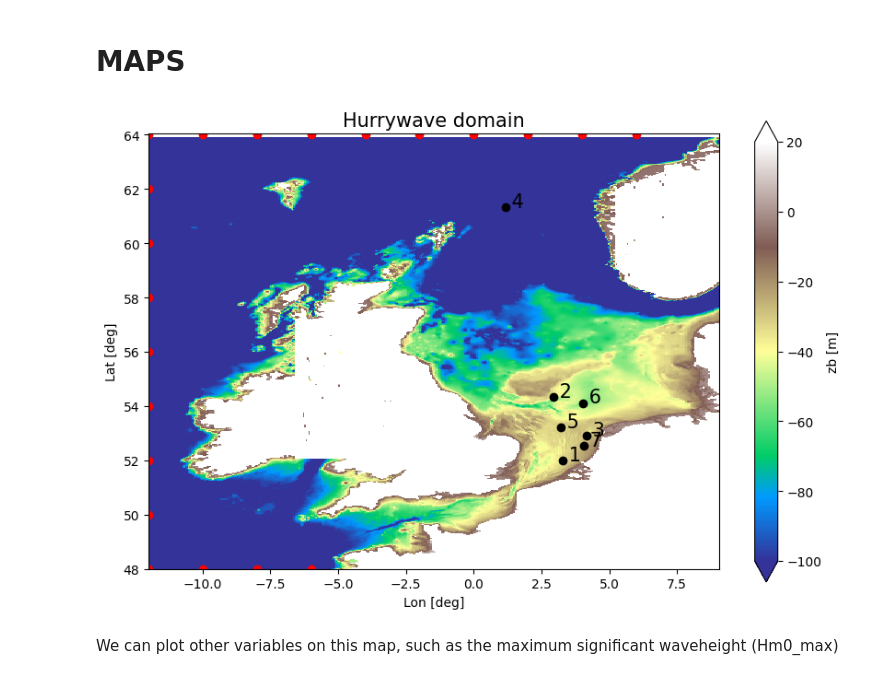
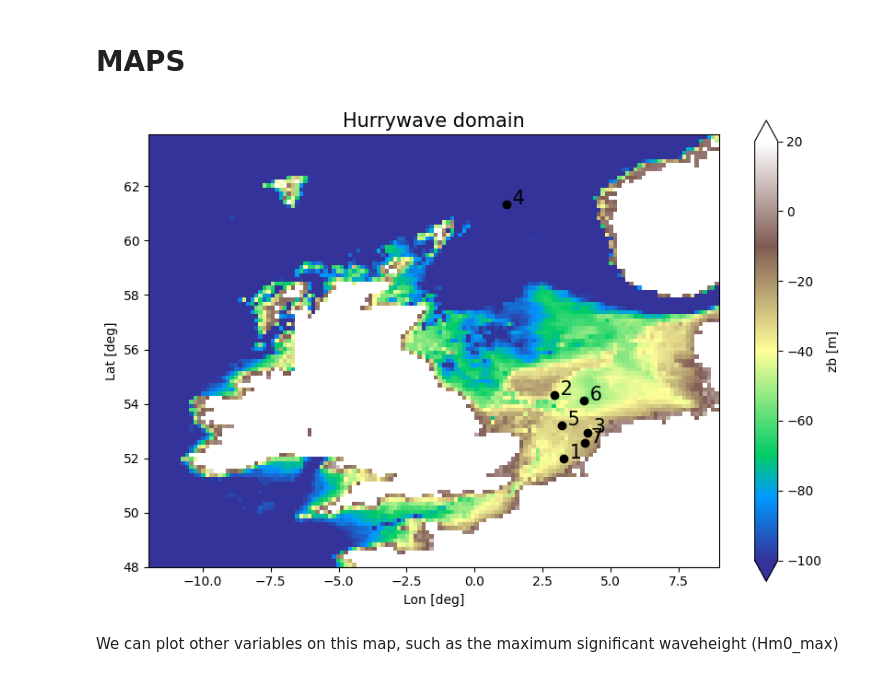
Before and after one commit to Deltares-research/cht_hurrywave, a Jupyter notebook: examples/DanielTest/02_scripts/hw_postprocess_NorthSea.ipynb, the cells around one changed output. Drawn from its saved outputs; the diff is of its cells as text; code cells hidden in the pictures.

```diff
--- a/examples/DanielTest/02_scripts/hw_postprocess_NorthSea.ipynb
+++ b/examples/DanielTest/02_scripts/hw_postprocess_NorthSea.ipynb
@@ -17,8 +20,8 @@ import xarray as xr
 # %%
 base_path = r'C:\Users\User\OneDrive\Documents\Python\PYTHON_MSC_CE\Year_2\Python_Thesis\cht_hurrywave\examples\DanielTest'
 
-model_name = 'Sinterklaas_NorthSea'
-data_name = 'Sinterklaas_NorthSea'
+model_name = '21_25_April_2025_dx_0point15'
+data_name = 'NorthSea_April2025'
 
 model_path = os.path.join(base_path, '04_modelruns',model_name)
 
@@ -55,14 +58,14 @@ station_names = read_station_names_from_obs(obs_file_path)
 ### Post-process Hurrywave results
 # Get the results from the netcdf file
 
-nc_file = os.path.join(model_path,'hurrywave_map.nc')
+map_file = os.path.join(model_path,'hurrywave_map.nc')
 his_file = os.path.join(model_path,'hurrywave_his.nc')
 
 output_dir = os.path.join(model_path, '1_postprocessing')
 if not os.path.exists(output_dir):
     os.makedirs(output_dir, exist_ok=True)
 
-xu_nc = xu.open_dataset(nc_file , decode_times=True)
+xu_nc = xu.open_dataset(map_file , decode_times=True)
 
 modig = {"msk": xu_nc["msk"],
          "zb": xu_nc["zb"],
@@ -802,33 +838,30 @@ bnd = np.array(bnd)
 # %%
 # plot bed level - Hurrywave
 fig, ax = plt.subplots(figsize=(10, 6.5), ncols=1, nrows=1, sharex=True, sharey=True)
 
 im = modig['zb'].plot(ax =ax,
                  x="x",
                  y="y",
                  cmap = "terrain",
                  vmin = -100, vmax = 20,
                  cbar_kwargs={'label': 'zb [m]'})
 
 plt.scatter(his.station_x, his.station_y, color='k')
 for x, y, id in zip(his.station_x.values, his.station_y.values, his.station_id.values):
     plt.text(x, y, ' ' + '{:.0f}'.format(id), color='k', fontsize=15)
 
 ax.set_aspect('equal', adjustable='box')
 ax.set_title('Hurrywave domain', fontsize = 15)
 
 # ax.set_xticklabels([x for x in ax.get_xticks()])  # divide every tick value by 1000
 # ax.set_yticklabels([y/1e3 for y in ax.get_yticks()])  # divide every tick value by 1000
 ax.set_xlabel('Lon [deg]')
 ax.set_ylabel('Lat [deg]')
 
-plt.scatter(bnd[:, 0], bnd[:, 1], color='red')
-#xu_nc["zs"][1].ugrid.plot(ax=ax, cmap='gray')
-
 output_path = os.path.join(output_dir, 'bathy3.png')
 fig.savefig(output_path, dpi=300, bbox_inches='tight')
 # %% [output]
-[figure, old version]
+[figure, new version]
 # %% [markdown]
 We can plot other variables on this map, such as the maximum significant waveheight (Hm0_max)
 # %% [markdown]
```
Also changed, not shown: parts of 19 cells of this notebook, 5 other files.
